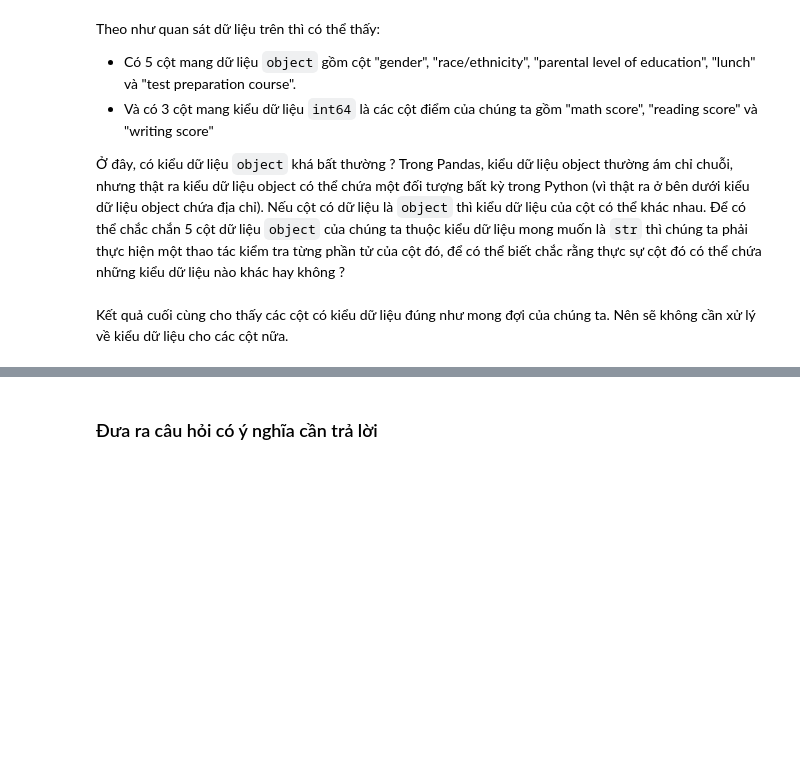
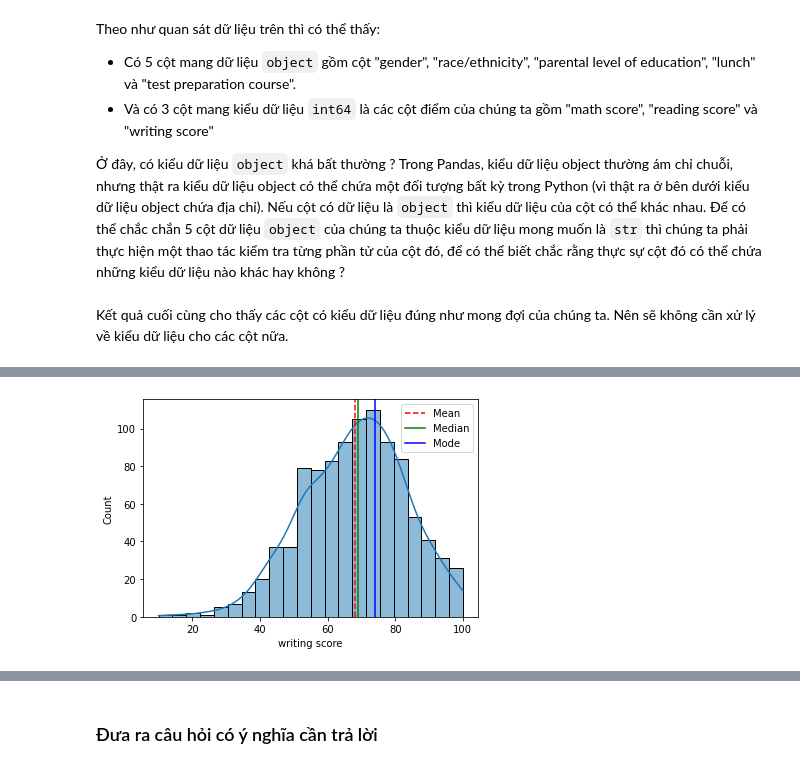
Before and after one commit to PNTAN19/LTKHDL, a Jupyter notebook: Students_Performance.ipynb, the cells around one changed output, grey strips where cells are left out. Drawn from its saved outputs; the diff is of its cells as text; code cells hidden in the pictures; blank space fills up the shorter version.

```diff
--- a/Students_Performance.ipynb
+++ b/Students_Performance.ipynb
@@ -194,0 +254,4 @@ So sánh dữ liệu điểm của ba thuộc tính `math score`, `reading score
+# %%
+plt_hist('writing score')
+# %% [output]
+[figure, added]
```
Also changed, not shown: parts of 21 cells of this notebook.
